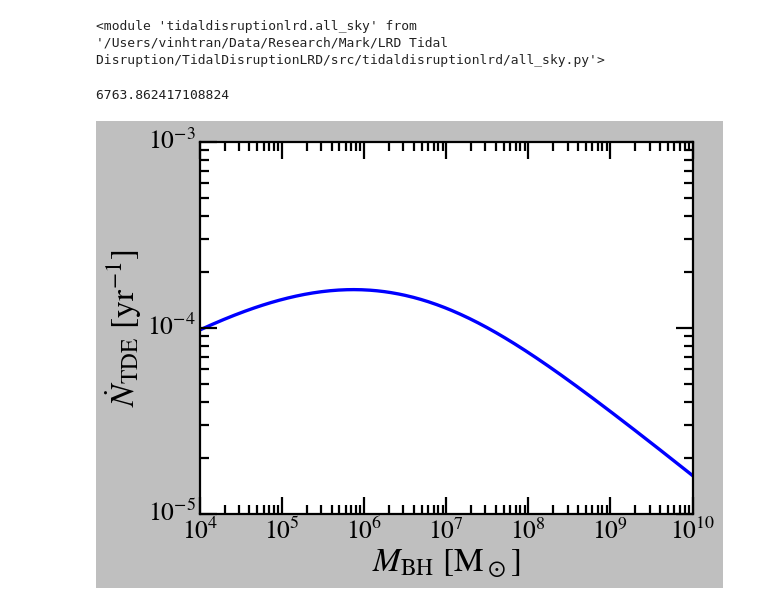
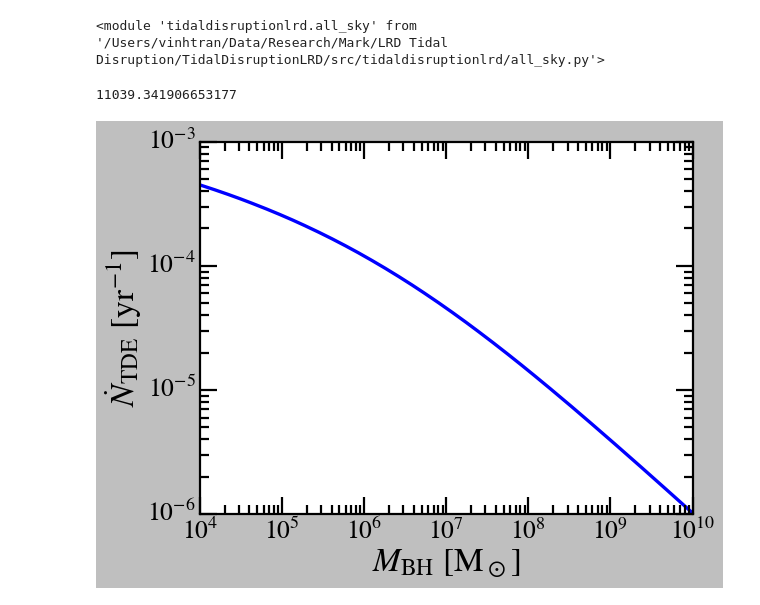
Before and after one commit to vinh-qtran/TidalDisruptionLRD, a Jupyter notebook: nbs/Ms_Mbh_tde_rate.ipynb, the cells around one changed output. Cells and saved outputs as stored; diff of their text form; code cells hidden in the pictures.

```diff
--- a/nbs/Ms_Mbh_tde_rate.ipynb
+++ b/nbs/Ms_Mbh_tde_rate.ipynb
@@ -31,50 +33,56 @@ importlib.reload(all_sky)
 # %% [output]
 <module 'tidaldisruptionlrd.all_sky' from '/Users/vinhtran/Data/Research/Mark/LRD Tidal Disruption/TidalDisruptionLRD/src/tidaldisruptionlrd/all_sky.py'>
 # %%
-tde = all_sky.TDEGrid(
-    profile=stellar_distribution.HernquistProfile,
-    tde=tde_rate.SalpeterTDERate,
-    M_bhs=np.logspace(4, 11, 200),
-    M_s_scalers=np.logspace(0, 8, 100),
-    m_s_max=1,
-    # a = 0.055,
-    sigma_coeff=1 / 18,
-)
+# tde = all_sky.TDEGrid(
+#     profile=stellar_distribution.HernquistProfile,
+#     tde=tde_rate.SalpeterTDERate,
+#     M_bhs=np.logspace(3, 11, 100),
+#     M_s_scalers=np.logspace(np.log10(1.21), 8, 50),
+#     m_s_max=1,
+#     # a = 0.055,
+#     # sigma_coeff=1 / 18,
+#     sigma_params={"M200": 3.09e8, "p": 4.38},
+#     a_params={"M0": 1e9, "a0": 0.055, "alpha": 0.75},
+# )
+
+# with open("tdes/tde_Hernquist_Salpeter_1e9_a55.pkl", "wb") as f:
+#     pickle.dump(tde, f)
+# %%
+with open("tdes/tde_Hernquist_Salpeter_1e9_a55_75.pkl", "rb") as f:  # noqa: PTH123
+    tde = pickle.load(f)
 # %%
 all_sky_tde_rate = all_sky.AllSkyTDERate(
     tde,
     all_sky.LRDNum(
         log_Mbh_bins=np.linspace(4, 10, 1000),
         delta_log_Ms_scaler=np.linspace(-3, 3, 100),
-        Ms_Mbh_type="G20",
-        BHMF_type="Inayoshi24_z4_Unobscured",
+        Ms_Mbh_type="P23",
+        BHMF_type="Greene25",
     ),
     all_sky.LRDNum(
         log_Mbh_bins=np.linspace(4, 10, 1000),
         delta_log_Ms_scaler=np.linspace(-3, 3, 100),
-        Ms_Mbh_type="G20",
-        BHMF_type="Inayoshi24_z5_Unobscured",
+        Ms_Mbh_type="P23",
+        BHMF_type="Greene25",
     ),
 )
 
 print(all_sky_tde_rate.all_sky_tde_rate)  # noqa: T201
 # %% [output]
-6763.862417108824
+11039.341906653177
 # %%
-plt.plot(
-    10**all_sky_tde_rate._log_Mbh_bins, 10**all_sky_tde_rate._log_tde_rate_Mbh_bins
-)
+plt.plot(10**all_sky_tde_rate._log_Mbh_bins, all_sky_tde_rate.tde_rate_Mbh_bins)
 
 plt.xlabel(r"$M_{\rm BH}$ [M$_\odot$]")
 plt.ylabel(r"$\dot{N}_{\rm TDE}$ [yr$^{-1}$]")
 
 plt.xscale("log")
 plt.yscale("log")
 
 plt.tight_layout()
 plt.show()
 # %% [output]
-[figure, old version]
+[figure, new version]
 # %%
 interpolator = RegularGridInterpolator(
     (np.log10(tde.M_s_scalers), np.log10(tde.M_bhs)),
```
Also changed, not shown: parts of 7 cells of this notebook, 8 other files.
